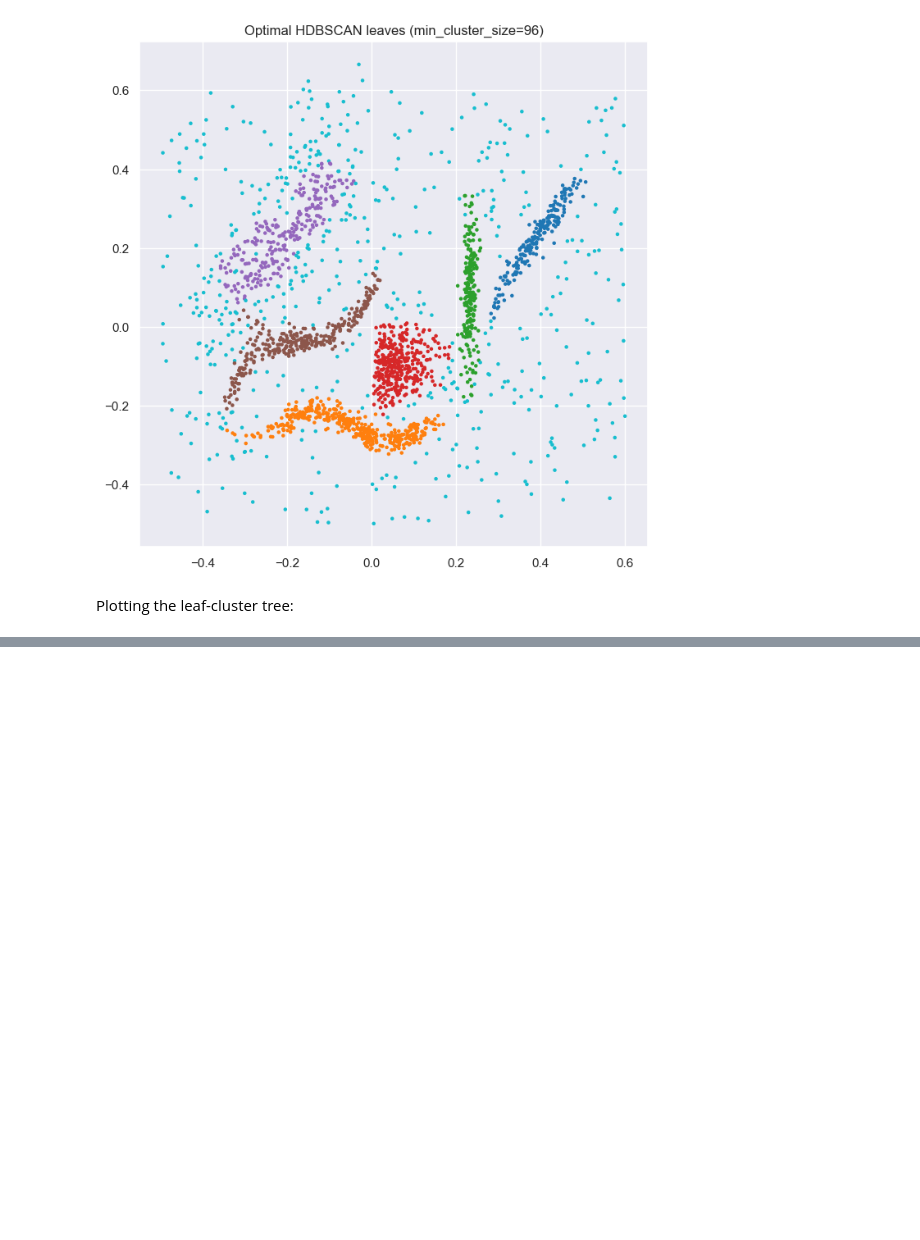
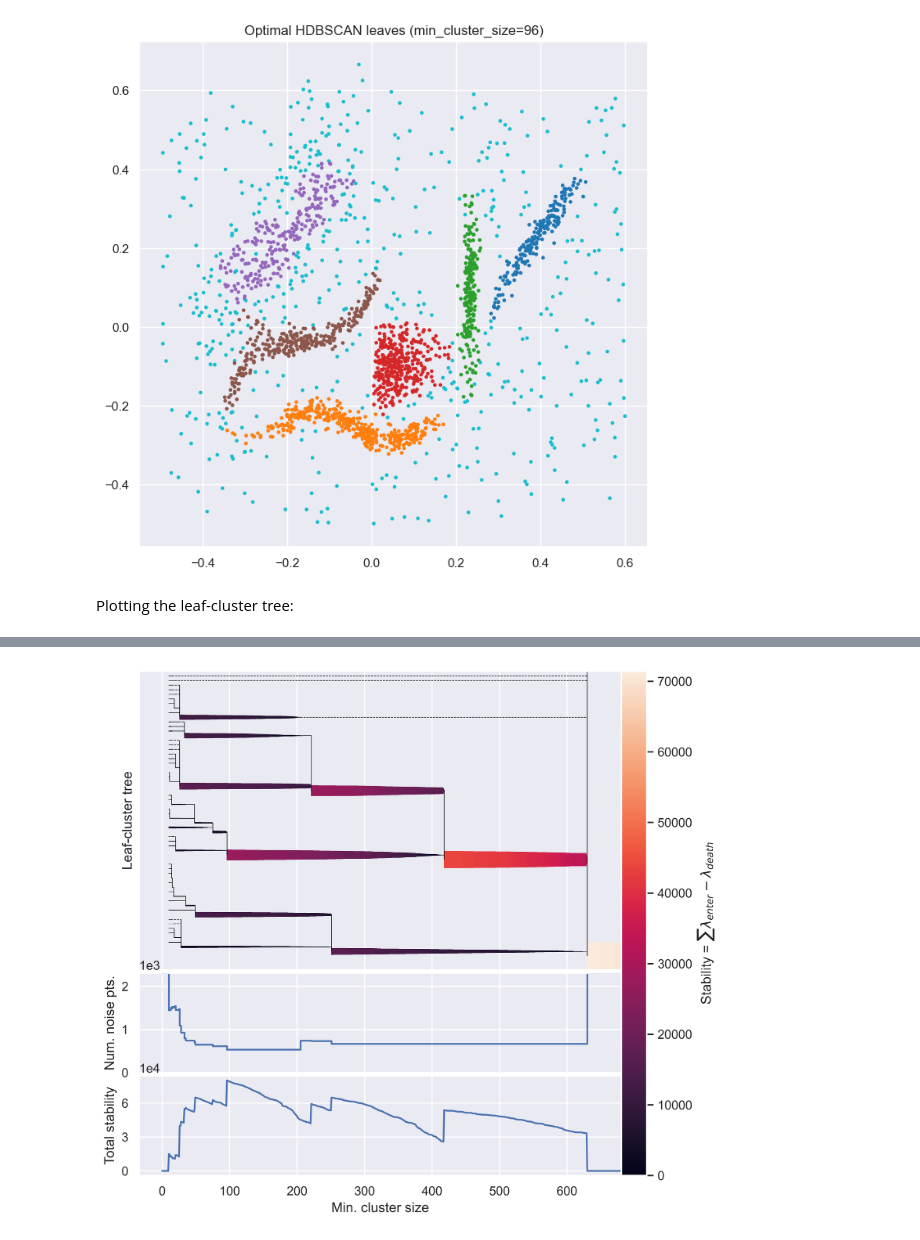
Before and after one commit to JelmerBot/fast_hdbscan, a Jupyter notebook: doc/layer_clustering.ipynb, the cells around one changed output, grey strips where cells are left out. Saved outputs shown, nothing was run; the diff lists cells and outputs as text; code cells hidden in the pictures; blank space fills up the shorter version.

```diff
--- a/doc/layer_clustering.ipynb
+++ b/doc/layer_clustering.ipynb
@@ -314,0 +329,5 @@ plt.show()
+# %%
+min_height = 0.05
+max_height = (3 - min_height) / 2
+cluster_tree = tree[tree["child_size"] > 1]
+points_tree = tree[tree["child_size"] == 1]
@@ -314,0 +373,84 @@ plt.show()
+# %%
+rects = [compute_leaf_trace(leaf_id, leaf) for leaf_id, leaf in leaves.items()]
+death_lines = LineCollection(
+    [
+        [(leaf["death"], leaf["x"]), (leaves[leaf["parent"]]["birth"], leaf["x"])]
+        for leaf in leaves.values()
+        if "death" in leaf
+    ],
+    linewidths=0.5,
+    linestyle="--",
+    color="black",
+)
+connecting_lines = LineCollection(
+    [
+        [
+            (leaves[leaf["parent"]]["birth"], leaf["x"]),
+            (leaves[leaf["parent"]]["birth"], leaves[leaf["parent"]]["x"]),
+        ]
+        for leaf in leaves.values()
+        if "parent" in leaf
+    ],
+    linewidths=0.5,
+    linestyle="-",
+    color="black",
+)
+
+grid_kw = {"height_ratios": [0.6, 0.2, 0.2], "width_ratios": [0.95, 0.05]}
+fig, axes = plt.subplots(3, 2, sharex=True, gridspec_kw=grid_kw, dpi=600)
+gs = axes[-1, -1].get_gridspec()
+for ax in axes[:, -1]:
+    ax.remove()
+
+# Consistent color scale
+plt.sca(axes[0, 0])
+min_pers = min(np.min(r[2][0]) for r in rects)
+max_pers = max(np.max(r[2][0]) for r in rects)
+max_stab = max(np.max(r[3][0]) for r in rects)
+for xs, ys, cs, hs in rects:
+    # ys create rectangle with constant min_height height
+    # adding and subtracting scaled color signals makes the icicles
+    heights = hs / max_stab * max_height * np.array([-1, 1])[:, None]
+    bar = plt.pcolormesh(
+        xs,
+        ys + heights,
+        hs,
+        vmin=0,
+        vmax=max_stab,
+        edgecolors="none",
+    )
+
+axes[0, 0].add_collection(death_lines)
+axes[0, 0].add_collection(connecting_lines)
+plt.autoscale()
+plt.yticks([])
+plt.ylabel('Leaf-cluster tree')
+
+plt.sca(axes[1, 0])
+plt.plot(noise_trace_xs, noise_trace_ys)
+plt.ylabel("Num. noise pts.")
+plt.ylim(0, n_points)
+plt.yticks([0, 1000, 2000])
+plt.gca().ticklabel_format(axis='y', style='sci', scilimits=(0, 0))
+
+# Stability per minimum cluster size.
+#   stability = min_size * (birth - death) + sum(enter - death) for points entering later
+agg = np.zeros(inf_value + 1)
+for leaf, rect in zip(leaves.values(), rects):
+    if "death" in leaf:
+        agg[leaf["birth"] : leaf["death"] + 1] += rect[3][0]
+
+plt.sca(axes[2, 0])
+plt.plot(agg)
+plt.gca().ticklabel_format(axis='y', style='sci', scilimits=(0, 0))
+plt.yticks([0, 30000, 60000])
+plt.ylabel("Total stability")
+plt.xlabel("Min. cluster size")
+
+
+ax = fig.add_subplot(gs[:, -1])
+plt.colorbar(bar, cax=ax, label="Stability = $\sum{\lambda_{enter} - \lambda_{death}}$")
+plt.subplots_adjust(hspace=0.02, wspace=0)
+plt.show()
+# %% [output]
+[figure, added]
```
Also changed, not shown: parts of 5 cells of this notebook.
